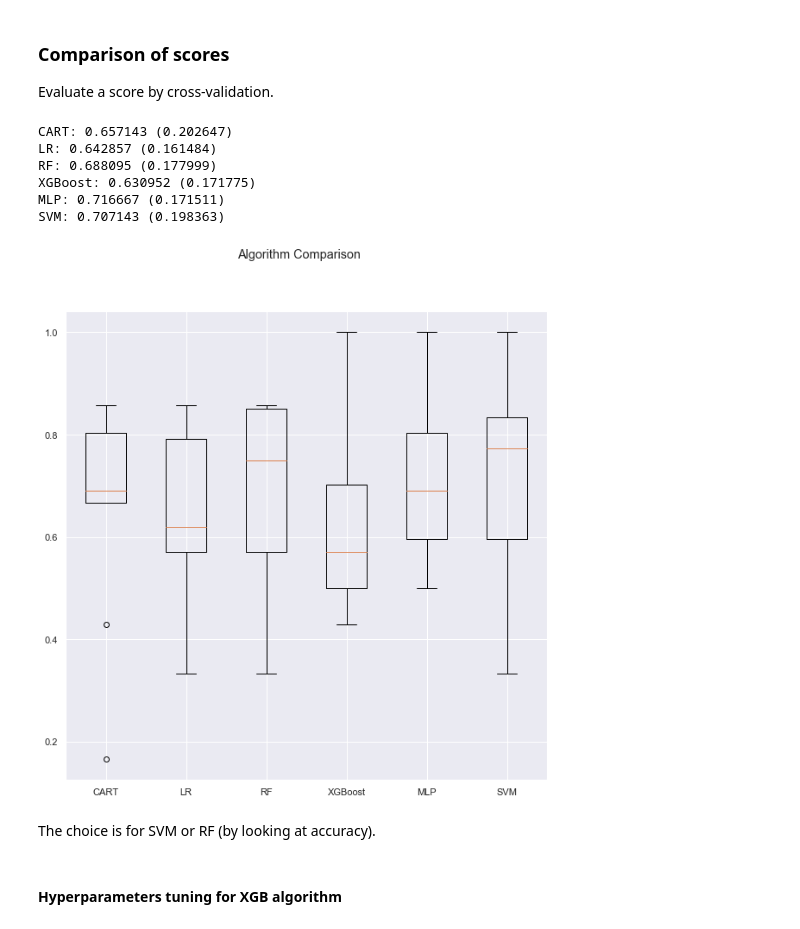
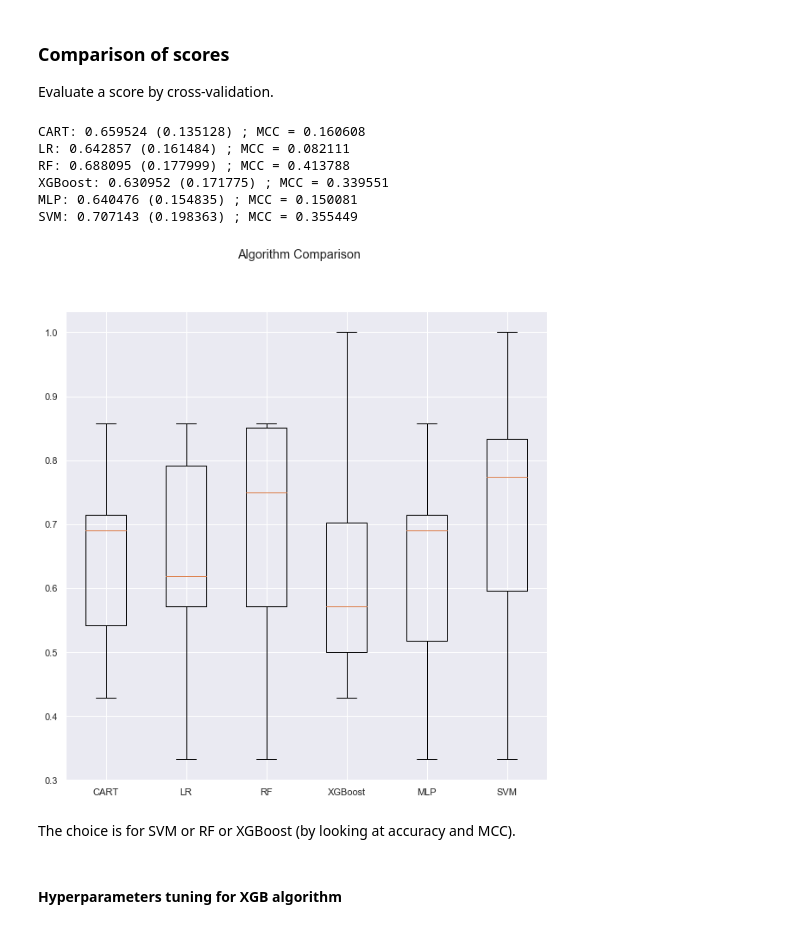
Before and after one commit to romanelgff/ml-mesothelioma, a Jupyter notebook: code.ipynb, the cells around one changed output. Drawn from its saved outputs; the diff is of its cells as text; code cells hidden in the pictures.

```diff
--- a/code.ipynb
+++ b/code.ipynb
@@ -1100,8 +1100,7 @@ ml_models.append(("RF", RandomForestClassifier(n_estimators = 100,
                            n_jobs = 10,
                            oob_score = True,
                            bootstrap = True,
-                           random_state = 42)
-                 ))
+                           random_state = 42)))
 ml_models.append(("XGBoost", XGBClassifier(n_estimators=100, random_state=0)))
 # %%
 from sklearn.model_selection import KFold, cross_val_score
@@ -1109,54 +1108,62 @@ from sklearn.model_selection import KFold, cross_val_score
 # evaluate each model in turn
 results = []
 names = []
+matthews = []
 scoring = 'accuracy'
 kfold = KFold(n_splits=10)
 for name, model in ml_models:
     model.fit(X_train.values, y_train)
     cv_results = cross_val_score(model, X_test.values, y_test, cv=kfold, scoring=scoring)
+    y_pred = model.predict(X_test.values)
+    matthews_coef = metrics.matthews_corrcoef(y_test, y_pred)
     results.append(cv_results)
     names.append(name)
-    msg = "%s: %f (%f)" % (name, cv_results.mean(), cv_results.std())
+    matthews.append(matthews_coef)
+    msg = "%s: %f (%f) ; MCC = %f" % (name, cv_results.mean(), cv_results.std(), matthews_coef)
     print(msg)
 
 # for MLP Classifier and SVC since they need scaled X_train
 model = MLPClassifier(activation='relu', alpha=0.05, solver='sgd',
                         learning_rate='constant', learning_rate_init=0.01,
                         hidden_layer_sizes=(100,2,2), max_iter=10000)
 model.fit(X_train_s, y_train)
-kfold = KFold(n_splits=10)
+y_pred = model.predict(X_test_s)
+matthews_coef = metrics.matthews_corrcoef(y_test, y_pred)
+matthews.append(matthews_coef)
 cv_results = cross_val_score(model, X_test_s, y_test, cv=kfold, scoring=scoring)
 results.append(cv_results)
 names.append("MLP")
-msg = "%s: %f (%f)" % ("MLP", cv_results.mean(), cv_results.std())
+msg = "%s: %f (%f) ; MCC = %f" % ("MLP", cv_results.mean(), cv_results.std(), matthews_coef)
 print(msg)
 
 model = svm.SVC()
 model.fit(X_train_s, y_train)
-kfold = KFold(n_splits=10)
+y_pred = model.predict(X_test_s)
+matthews_coef = metrics.matthews_corrcoef(y_test, y_pred)
+matthews.append(matthews_coef)
 cv_results = cross_val_score(model, X_test_s, y_test, cv=kfold, scoring=scoring)
 results.append(cv_results)
 names.append("SVM")
-msg = "%s: %f (%f)" % ("SVM", cv_results.mean(), cv_results.std())
+msg = "%s: %f (%f) ; MCC = %f" % ("SVM", cv_results.mean(), cv_results.std(), matthews_coef)
 print(msg)
 
 # boxplot algorithm comparison
 fig = plt.figure()
 fig.suptitle('Algorithm Comparison')
 ax = fig.add_subplot(111)
 plt.boxplot(results)
 ax.set_xticklabels(names)
 plt.show()
 # %% [output]
-CART: 0.657143 (0.202647)
-LR: 0.642857 (0.161484)
-RF: 0.688095 (0.177999)
-XGBoost: 0.630952 (0.171775)
-MLP: 0.716667 (0.171511)
-SVM: 0.707143 (0.198363)
+CART: 0.659524 (0.135128) ; MCC = 0.160608
+LR: 0.642857 (0.161484) ; MCC = 0.082111
+RF: 0.688095 (0.177999) ; MCC = 0.413788
+XGBoost: 0.630952 (0.171775) ; MCC = 0.339551
+MLP: 0.640476 (0.154835) ; MCC = 0.150081
+SVM: 0.707143 (0.198363) ; MCC = 0.355449
-[figure, old version]
+[figure, new version]
 # %% [markdown]
-The choice is for SVM or RF (by looking at accuracy).
+The choice is for SVM or RF or XGBoost (by looking at accuracy and MCC).
 # %% [markdown]
 #### Hyperparameters tuning for XGB algorithm
 # %%
```
Also changed, not shown: parts of 7 cells of this notebook.
